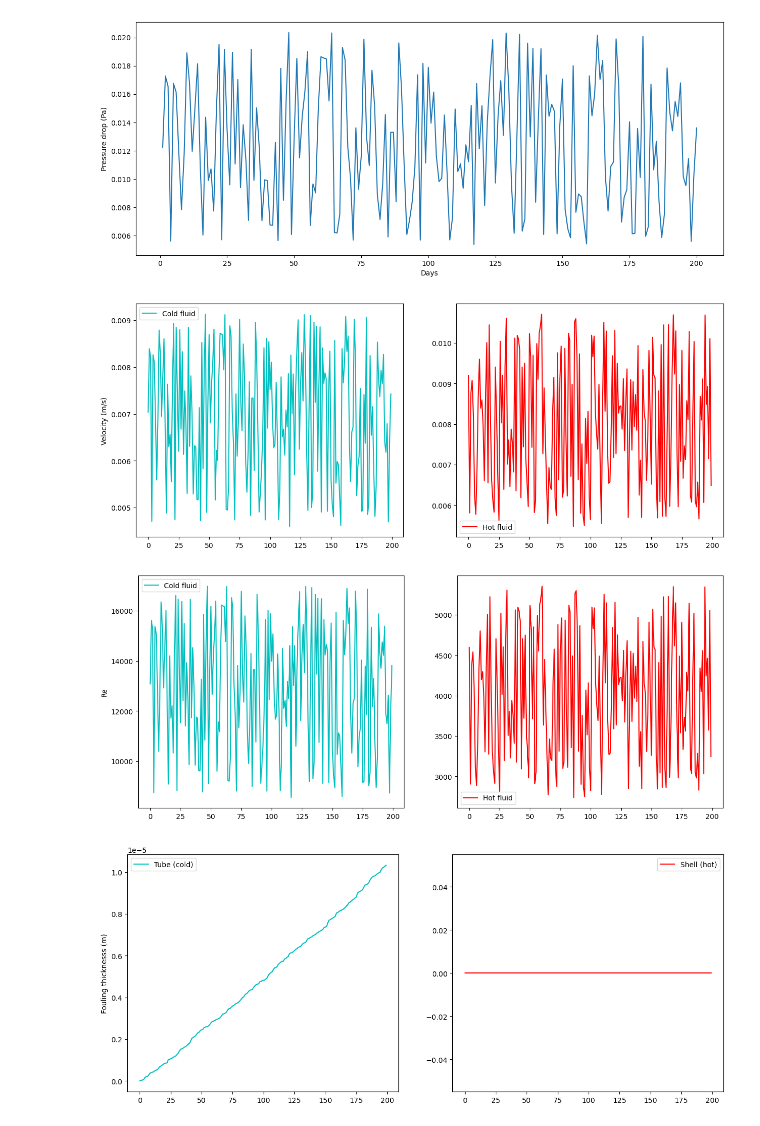
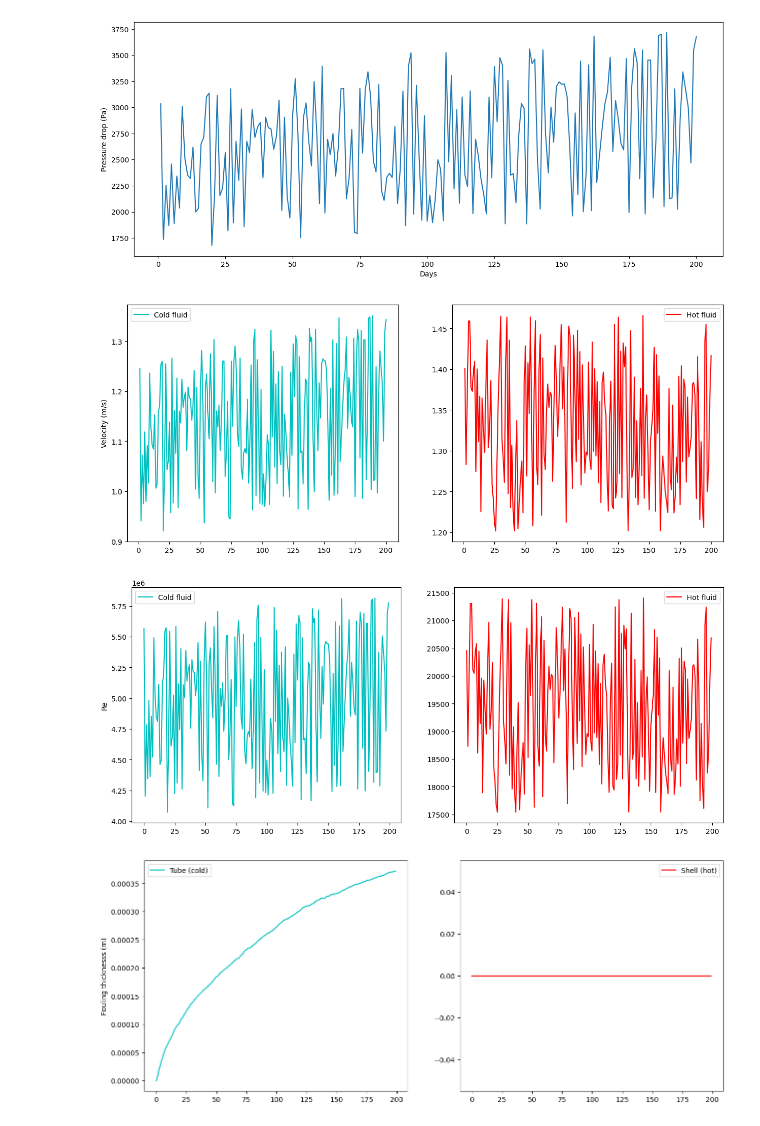
Before and after one commit to donglai-zhang/HEXpractice, a Jupyter notebook: Visualisation.ipynb, the cells around one changed output. Saved outputs shown, nothing was run; the diff lists cells and outputs as text; code cells hidden in the pictures.

```diff
--- a/Visualisation.ipynb
+++ b/Visualisation.ipynb
@@ -4,8 +4,0 @@ import pandas as pd
-# %%
-# f_type: 0 - parallel, 1 - counter
-f_type = 0
-
-if f_type == 0:
-    dfs = pd.read_csv("../../py_data/HEXPractice/parallel.csv", header=0)
-elif f_type == 1:
-    dfs = pd.read_csv("../../py_data/HEXPractice/counter.csv", header=0)
@@ -12,3 +7,28 @@ elif f_type == 1:
+# %%
+dpath = Path("../../py_data/HEXPractice")
+
+'''
+mode:
+cinlet: constant inlents
+rinlet: random inlents
+'''
+mode = "rinlent"
+
+# f_type: 0 - parallel, 1 - counter
+f_type = 1
+
+if f_type == 0:
+    dfs = pd.read_csv(f"{dpath}/{mode}/parallel.csv", header=0)
+    df_day1 = pd.read_csv(f"{dpath}/{mode}/parallel_day_1.csv", header=0)
+    df_day50 = pd.read_csv(f"{dpath}/{mode}/parallel_day_50.csv", header=0)
+    df_day100 = pd.read_csv(f"{dpath}/{mode}/parallel_day_100.csv", header=0)
+    df_day200 = pd.read_csv(f"{dpath}/{mode}/parallel_day_200.csv", header=0)
+elif f_type == 1:
+    dfs = pd.read_csv(f"{dpath}/{mode}/counter.csv", header=0)
+    df_day1 = pd.read_csv(f"{dpath}/{mode}/counter_day_1.csv", header=0)
+    df_day50 = pd.read_csv(f"{dpath}/{mode}/counter_day_50.csv", header=0)
+    df_day100 = pd.read_csv(f"{dpath}/{mode}/counter_day_100.csv", header=0)
+    df_day200 = pd.read_csv(f"{dpath}/{mode}/counter_day_200.csv", header=0)
 # %%
 dfs.head()
 # %% [output]
@@ -62,43 +84,43 @@ plt.ylabel("Pressure drop (Pa)")
 plt.xlabel("Days")
 plt.show()
 # %% [output]
-[figure, old version]
+[figure, new version]
 # %%
 # Velocity vs. time
 fig, ax = plt.subplots(1, 2)
 fig.set_figheight(6)
 fig.set_figwidth(15)
-ax[0].plot(dfs["F1v"], c="c", label="Cold fluid")
-ax[1].plot(dfs["F2v"], c="r", label="Hot fluid")
+ax[0].plot(x, dfs["F1v"].to_numpy(), c="c", label="Cold fluid")
+ax[1].plot(x, dfs["F2v"].to_numpy(), c="r", label="Hot fluid")
 ax[0].set_ylabel("Velocity (m/s)")
 ax[0].legend()
 ax[1].legend()
 plt.show()
 # %% [output]
-[figure, old version]
+[figure, new version]
 # %%
 # Re vs. time
 fig, ax = plt.subplots(1, 2)
 fig.set_figheight(6)
 fig.set_figwidth(15)
-ax[0].plot(dfs["F1Re"], c="c", label="Cold fluid")
-ax[1].plot(dfs["F2Re"], c="r", label="Hot fluid")
+ax[0].plot(dfs["F1Re"].to_numpy(), c="c", label="Cold fluid")
+ax[1].plot(dfs["F2Re"].to_numpy(), c="r", label="Hot fluid")
 ax[0].set_ylabel("Re")
 ax[0].legend()
 ax[1].legend()
 plt.show()
 # %% [output]
-[figure, old version]
+[figure, new version]
 # %%
 # Fouling thickness vs. time
 fig, ax = plt.subplots(1, 2)
 fig.set_figheight(6)
 fig.set_figwidth(15)
-ax[0].plot(dfs["Sigma1"], c="c", label="Tube (cold)")
-ax[1].plot(dfs["Sigma2"], c="r", label="Shell (hot)")
+ax[0].plot(dfs["Sigma1"].to_numpy(), c="c", label="Tube (cold)")
+ax[1].plot(dfs["Sigma2"].to_numpy(), c="r", label="Shell (hot)")
 ax[0].set_ylabel("Fouling thicknesss (m)")
 ax[0].legend()
 ax[1].legend()
 plt.show()
 # %% [output]
-[figure, old version]
+[figure, new version]
```
Also changed, not shown: parts of 14 cells of this notebook, 5 other files.
